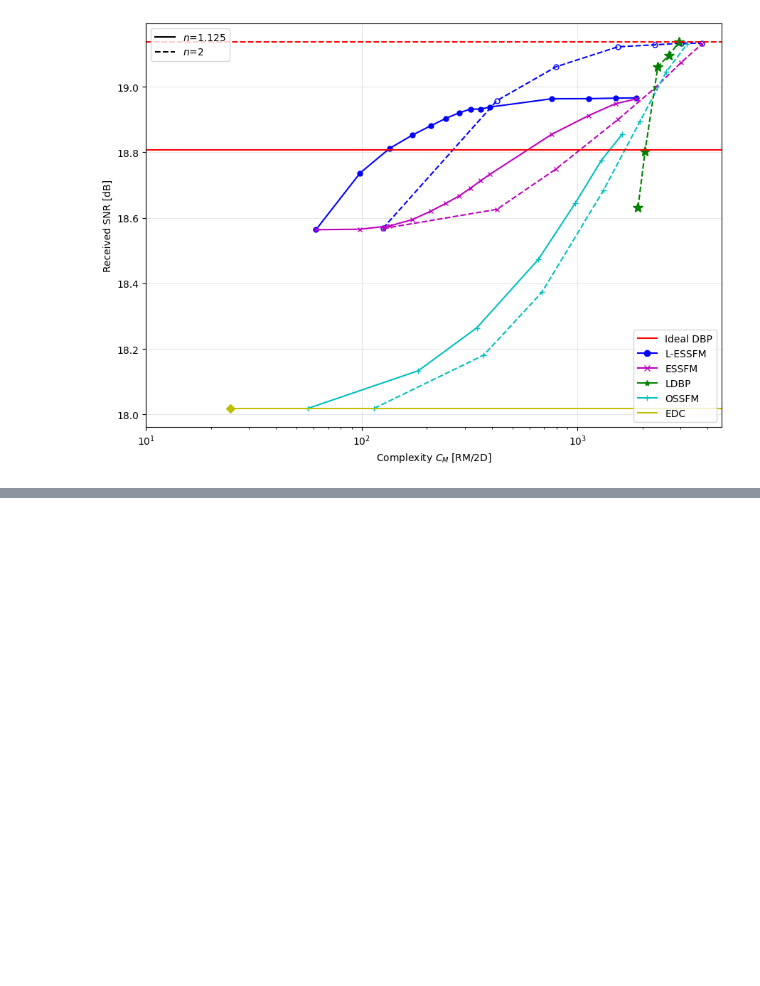
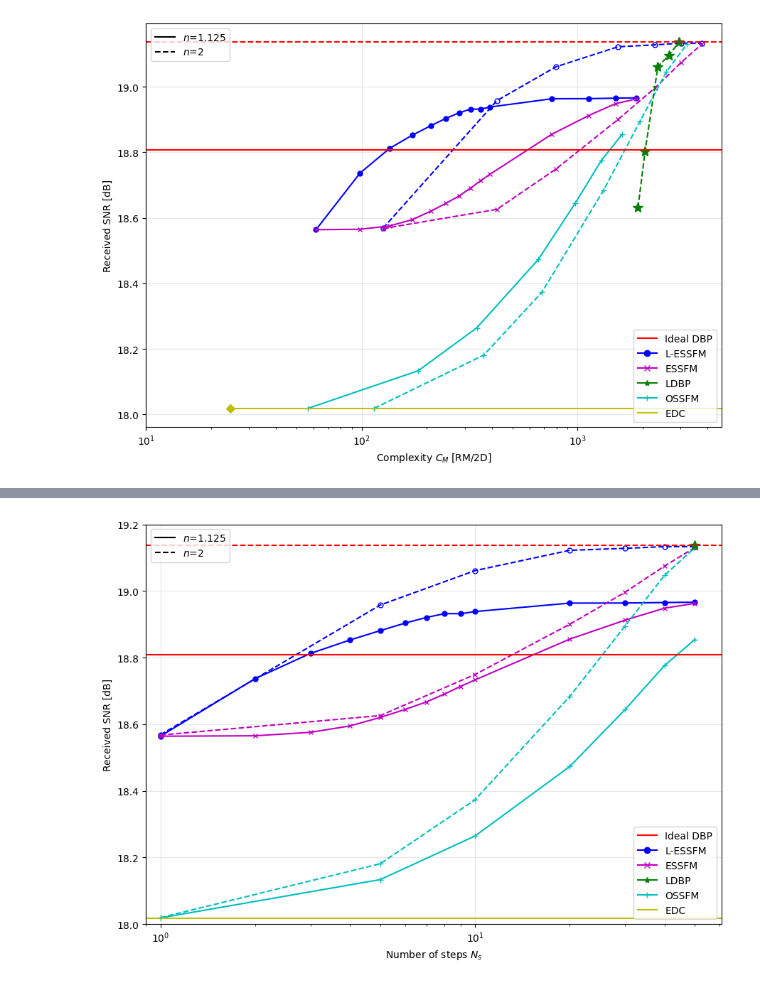
Before and after one commit to cellinidario/l_essfm, a Jupyter notebook: notebooks/01_170km_93GBd.ipynb, the cells around one changed output, grey strips where cells are left out. Drawn from its saved outputs; the diff is of its cells as text; code cells hidden in the pictures; blank space fills up the shorter version.

```diff
--- a/notebooks/01_170km_93GBd.ipynb
+++ b/notebooks/01_170km_93GBd.ipynb
@@ -62,14 +62,20 @@ def peak(nos, kind, ns, params=None, edc=False):
 
 def lessfm_peak(nos, tag, ns):
     """Peak SNR for L-ESSFM/ESSFM at (nos, ns). Loads parameters.csv if present;
-    if missing (or RETRAIN), trains it with the PyTorch dual-pol trainer and saves."""
+    if missing (or RETRAIN), trains it with the PyTorch dual-pol trainer and saves.
+    NOTE (scenarios 01/02 only): ESSFM is trained with opt_rho=True (optimized
+    splitting ratio), as Dario wants ESSFM here to keep its rho-optimized form.
+    Scenario 03 uses the paper definition (rho=0.5 fixed, train_essfm default)."""
     suff = '' if nos == 1.125 else '_n2'
     p = f'{RESDIR}/{tag}{suff}_Ns{ns}/parameters.csv'
     if RETRAIN or not os.path.exists(p):
         from train import train_lessfm, train_essfm
         Strain = build_system(_train_cfg(nos))
         print(f'  training {tag} n={nos} Ns={ns} ...', flush=True)
-        (train_essfm if tag == 'essfm' else train_lessfm)(Strain, ns, p)
+        if tag == 'essfm':
+            train_essfm(Strain, ns, p, opt_rho=True)   # 01/02: optimized rho
+        else:
+            train_lessfm(Strain, ns, p)
     return peak(nos, 'lessfm', ns, p)
 # %% [markdown]
 ## 3. References: EDC, Ideal DBP (both n)
@@ -198,0 +211,29 @@ plt.tight_layout(); plt.savefig(f'{RESDIR}/fig1b.png',dpi=110); plt.show()
+# %%
+fig, ax = plt.subplots(figsize=(9,6.5))
+# x-axis = number of steps Ns (the dict keys); same colours/markers as Fig.1b
+def nx(d): return sorted(d), [d[n] for n in sorted(d)]
+# L-ESSFM
+x,y = nx(lessfm125); ax.plot(x,y,color=C['lessfm'],ls='-',marker='o',ms=5)
+if lessfm2: x,y=nx(lessfm2); ax.plot(x,y,color=C['lessfm'],ls='--',marker='o',mfc='none',ms=5)
+# ESSFM
+x,y = nx(essfm125); ax.plot(x,y,color=C['essfm'],ls='-',marker='x',ms=5)
+if essfm2: x,y=nx(essfm2); ax.plot(x,y,color=C['essfm'],ls='--',marker='x',ms=5)
+# OSSFM
+x,y = nx(ossfm125); ax.plot(x,y,color=C['ossfm'],ls='-',marker='+',ms=6)
+x,y = nx(ossfm2); ax.plot(x,y,color=C['ossfm'],ls='--',marker='+',ms=6)
+# LDBP (n=2): single best point (full taps) at Ns=50
+if ldbp: ax.plot([50],[max(s for _,s in ldbp)],color=C['ldbp'],ls='none',marker='*',ms=10)
+# Ideal + EDC: horizontal references (EDC now also horizontal, no DBP steps)
+ax.axhline(ideal125,color=C['ideal'],ls='-'); ax.axhline(ideal2,color=C['ideal'],ls='--')
+ax.axhline(edc,color=C['edc'],ls='-')
+ax.set_xscale('log'); ax.set_xlim(9e-1, ax.get_xlim()[1]); ax.set_ylim(18, 19.2)
+from matplotlib.lines import Line2D
+meth=[Line2D([0],[0],color=C['ideal'],label='Ideal DBP'),Line2D([0],[0],color=C['lessfm'],marker='o',label='L-ESSFM'),
+      Line2D([0],[0],color=C['essfm'],marker='x',label='ESSFM'),Line2D([0],[0],color=C['ldbp'],marker='*',label='LDBP'),
+      Line2D([0],[0],color=C['ossfm'],marker='+',label='OSSFM'),Line2D([0],[0],color=C['edc'],label='EDC')]
+sty=[Line2D([0],[0],color='k',ls='-',label='$n$=1.125'),Line2D([0],[0],color='k',ls='--',label='$n$=2')]
+l1=ax.legend(handles=meth,loc='lower right',fontsize=10); ax.add_artist(l1); ax.legend(handles=sty,loc='upper left',fontsize=10)
+ax.set_xlabel('Number of steps $N_s$'); ax.set_ylabel('Received SNR [dB]'); ax.grid(True,alpha=0.3)
+plt.tight_layout(); plt.savefig(f'{RESDIR}/fig_vs_steps.png',dpi=110); plt.show()
+# %% [output]
+[figure, added]
```
Also changed, not shown: parts of 1 cell of this notebook, 1 other file.
